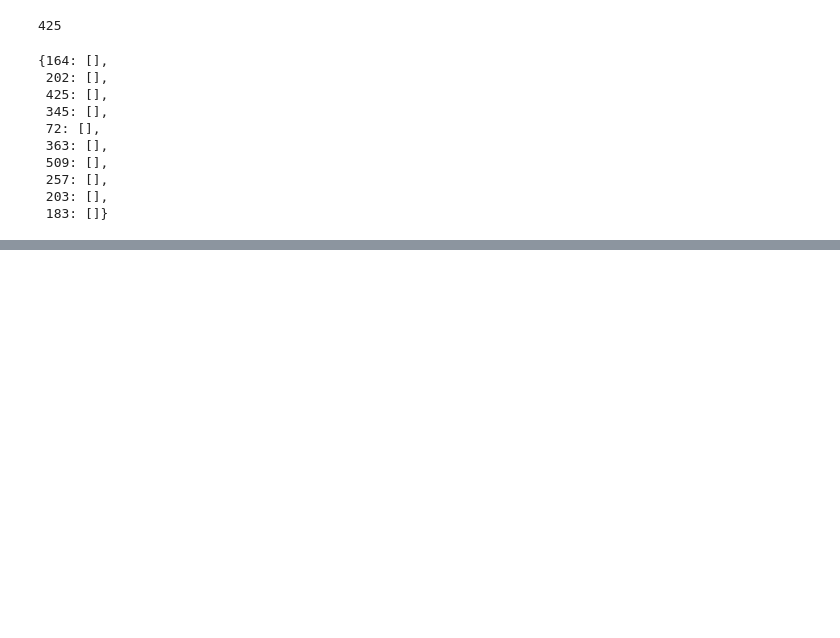
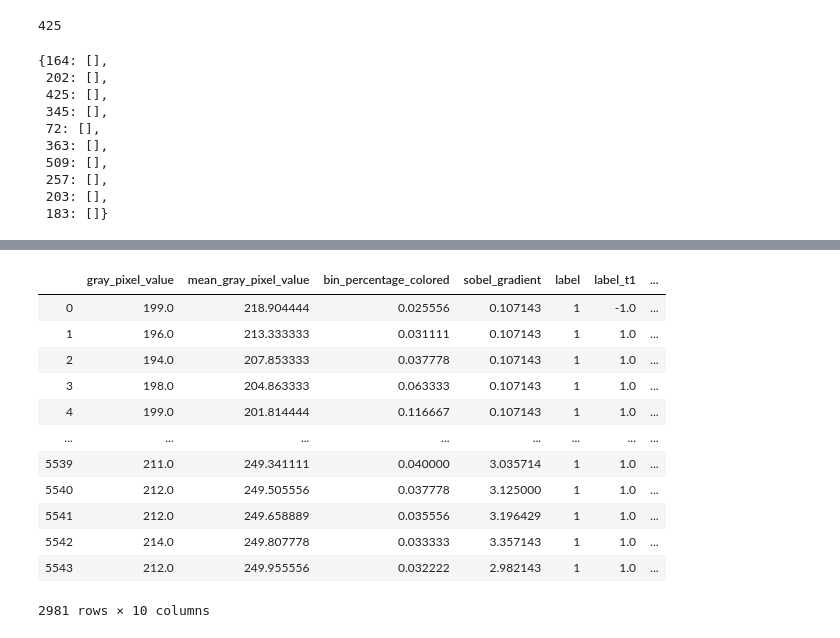
Before and after one commit to reiffd7/line_remover_, a Jupyter notebook: notebooks/df_explorer.ipynb, the cells around one changed output, grey strips where cells are left out. Cells and saved outputs as stored; diff of their text form; code cells hidden in the pictures; blank space fills up the shorter version.

```diff
--- a/notebooks/df_explorer.ipynb
+++ b/notebooks/df_explorer.ipynb
@@ -94,6 +108,22 @@ result = pd.concat(result_df_list, axis=0, ignore_index=True)
 # %%
 lines = result[result.label == 1]
 drawings = result[result.label == 0]
+# %%
+lines
+# %% [output]
+|  | gray_pixel_value | mean_gray_pixel_value | bin_percentage_colored | sobel_gradient | label | label_t1 | ... |
+| 0 | 199.0 | 218.904444 | 0.025556 | 0.107143 | 1 | -1.0 | ... |
+| 1 | 196.0 | 213.333333 | 0.031111 | 0.107143 | 1 | 1.0 | ... |
+| 2 | 194.0 | 207.853333 | 0.037778 | 0.107143 | 1 | 1.0 | ... |
+| 3 | 198.0 | 204.863333 | 0.063333 | 0.107143 | 1 | 1.0 | ... |
+| 4 | 199.0 | 201.814444 | 0.116667 | 0.107143 | 1 | 1.0 | ... |
+| ... | ... | ... | ... | ... | ... | ... | ... |
+| 5539 | 211.0 | 249.341111 | 0.040000 | 3.035714 | 1 | 1.0 | ... |
+| 5540 | 212.0 | 249.505556 | 0.037778 | 3.125000 | 1 | 1.0 | ... |
+| 5541 | 212.0 | 249.658889 | 0.035556 | 3.196429 | 1 | 1.0 | ... |
+| 5542 | 214.0 | 249.807778 | 0.033333 | 3.357143 | 1 | 1.0 | ... |
+| 5543 | 212.0 | 249.955556 | 0.032222 | 2.982143 | 1 | 1.0 | ... |
+2981 rows × 10 columns
 # %%
 fig, ax = plt.subplots(2, 2, figsize=(20, 10))
 
```
Also changed, not shown: parts of 8 cells of this notebook, 14 other files.
